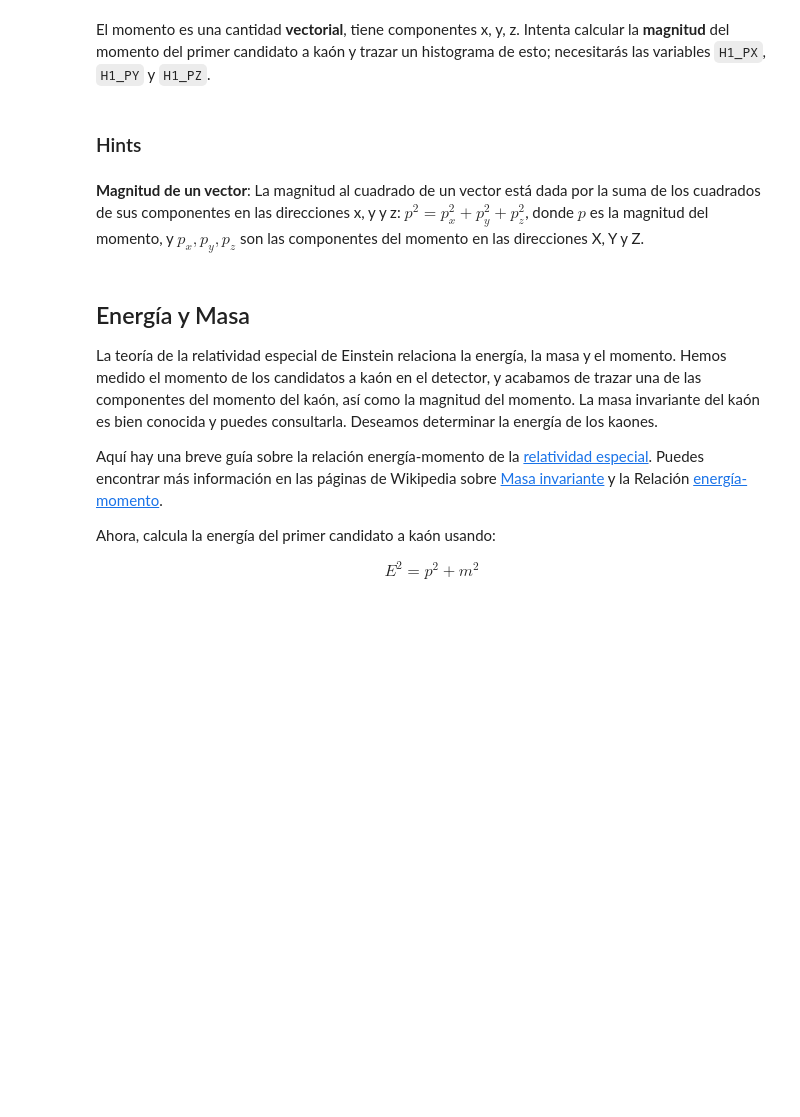
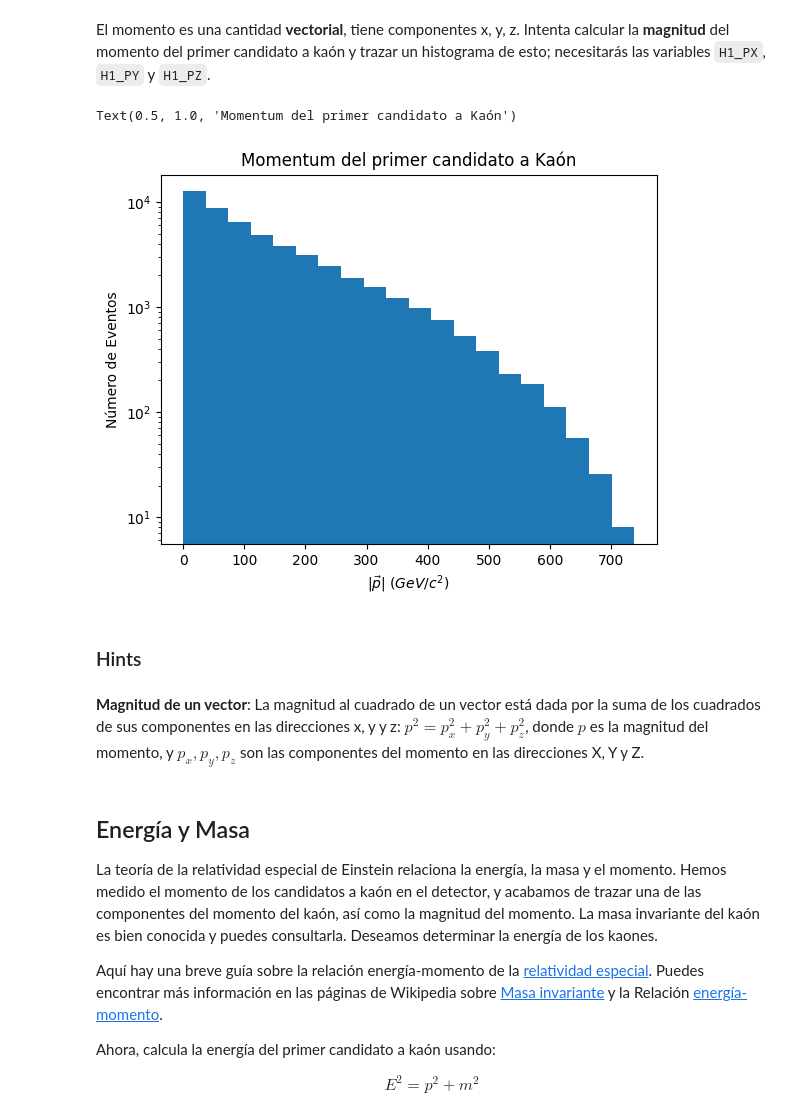
Before and after one commit to MASilva139/LHCb-Open-Data, a Jupyter notebook: opendata-project-1.2/LCHb_ODP_PWF_WR.ipynb, the cells around one changed output. Cells and saved outputs as stored; diff of their text form; code cells hidden in the pictures; blank space fills up the shorter version.

```diff
--- a/opendata-project-1.2/LCHb_ODP_PWF_WR.ipynb
+++ b/opendata-project-1.2/LCHb_ODP_PWF_WR.ipynb
@@ -96,6 +150,17 @@ El momento es una cantidad **vectorial**, tiene componentes x, y, z. Intenta cal
 # %%
 # calculate a variable for the magnitude of the momentum of the first kaon
 # plot a histogram of this variable
+h1py = sim_data["H1_PY"]/1000.0
+h1pz = sim_data["H1_PZ"]/1000.0
+h1p = numpy.sqrt(h1px*h1px+h1py*h1py+h1pz*h1pz)
+plt.hist(h1p,20,[h1p.min(),h1p.max()])
+plt.xlabel(r'$|\vec{p}|$ ($GeV/c^2$)')
+plt.ylabel('Número de Eventos')
+plt.yscale('log')
+plt.title("Momentum del primer candidato a Kaón")
+# %% [output]
+Text(0.5, 1.0, 'Momentum del primer candidato a Kaón')
+[figure, added]
 # %% [markdown]
 ### Hints
 # %% [markdown]
```
Also changed, not shown: parts of 60 cells of this notebook, 33 other files.
